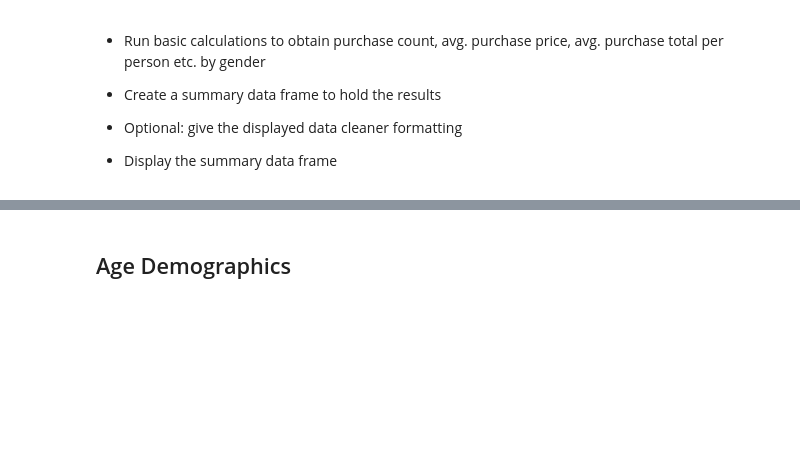
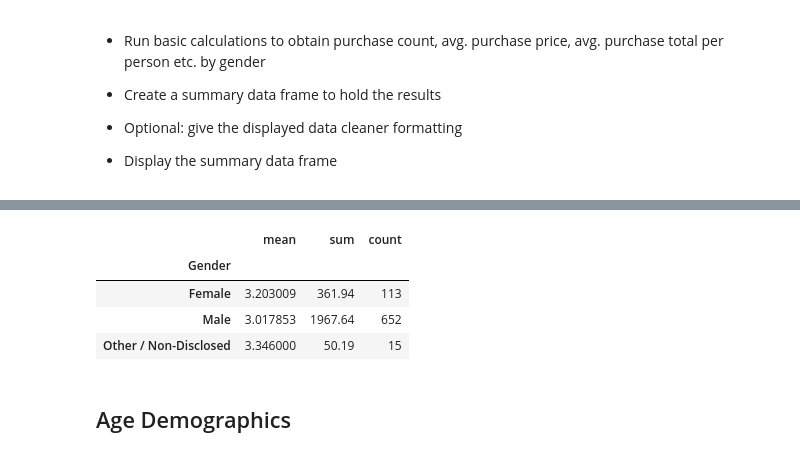
Before and after one commit to SBoyce02/pandas_challenge2, a Jupyter notebook: HeroesOfPymoli/HeroesOfPymoli_SB.ipynb, the cells around one changed output, grey strips where cells are left out. Drawn from its saved outputs; the diff is of its cells as text; code cells hidden in the pictures; blank space fills up the shorter version.

Commit message:
gender purchase analysis WIP

```diff
--- a/HeroesOfPymoli/HeroesOfPymoli_SB.ipynb
+++ b/HeroesOfPymoli/HeroesOfPymoli_SB.ipynb
@@ -153,3 +145,12 @@ purchase_count = group_gender.count()
+# %%
+group_test=purchase_df.groupby(["Gender"]).agg([np.mean, sum, 'count',])["Price"]
+group_test.head()
+# %% [output]
+|  | mean | sum | count |
+| Gender |  |  |  |
+| Female | 3.203009 | 361.94 | 113 |
+| Male | 3.017853 | 1967.64 | 652 |
+| Other / Non-Disclosed | 3.346000 | 50.19 | 15 |
 # %% [markdown]
 ## Age Demographics
 # %% [markdown]
```
Also changed, not shown: parts of 2 cells of this notebook.
